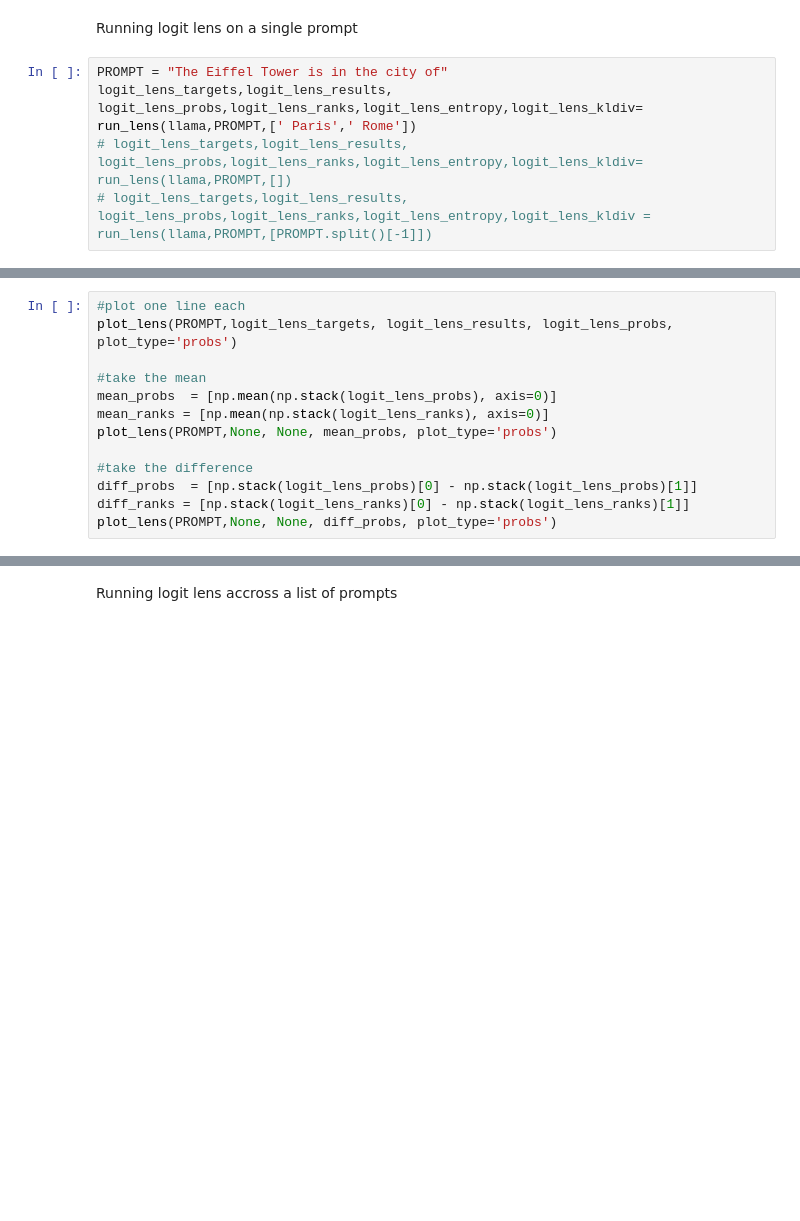
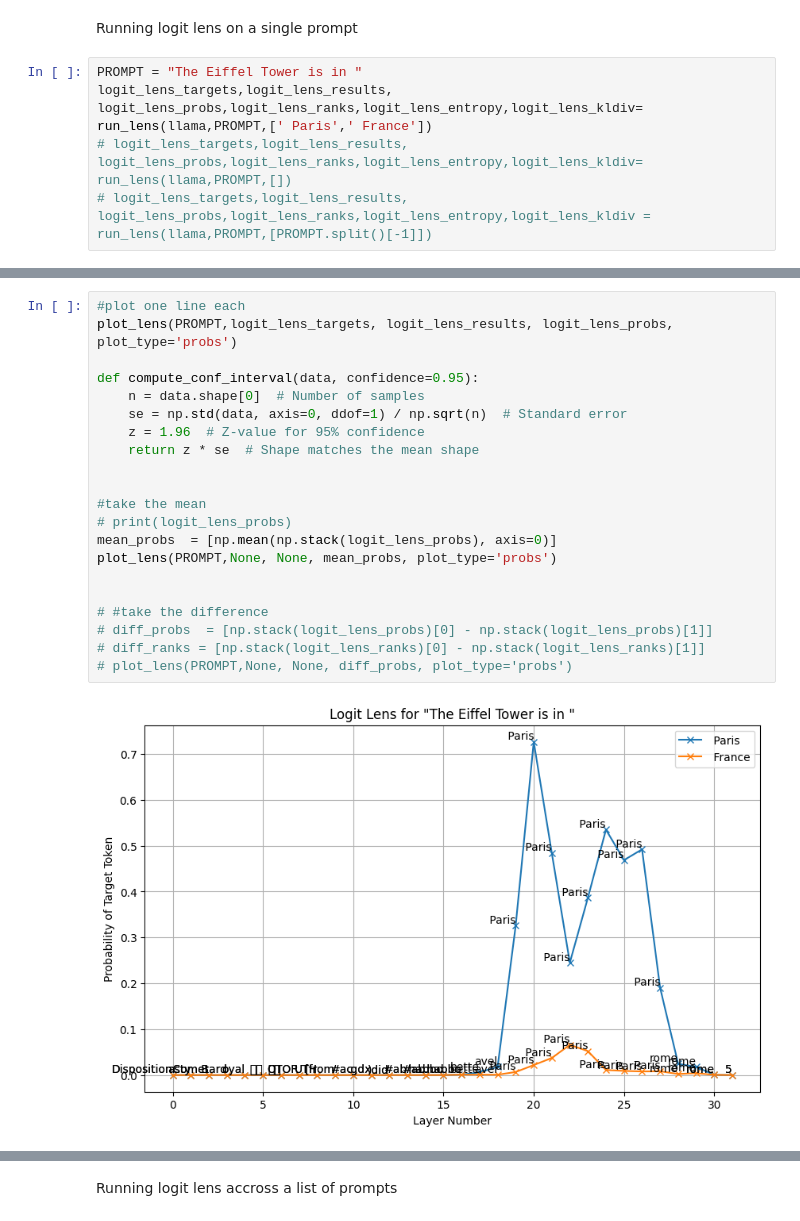
Before and after one commit to aryawu0513/Ndif_No_Code, a Jupyter notebook: notebooks/logit_lens_api.ipynb, the cells around one changed output, grey strips where cells are left out. Saved outputs shown, nothing was run; the diff lists cells and outputs as text; blank space fills up the shorter version.

```diff
--- a/notebooks/logit_lens_api.ipynb
+++ b/notebooks/logit_lens_api.ipynb
@@ -174,8 +185,8 @@ def plot_lens(PROMPT,logit_lens_targets, logit_lens_results, logit_lens_data, pl
 # %% [markdown]
 Running logit lens on a single prompt
 # %%
-PROMPT = "The Eiffel Tower is in the city of"
-logit_lens_targets,logit_lens_results, logit_lens_probs,logit_lens_ranks,logit_lens_entropy,logit_lens_kldiv= run_lens(llama,PROMPT,[' Paris',' Rome'])
+PROMPT = "The Eiffel Tower is in "
+logit_lens_targets,logit_lens_results, logit_lens_probs,logit_lens_ranks,logit_lens_entropy,logit_lens_kldiv= run_lens(llama,PROMPT,[' Paris',' France'])
 # logit_lens_targets,logit_lens_results, logit_lens_probs,logit_lens_ranks,logit_lens_entropy,logit_lens_kldiv= run_lens(llama,PROMPT,[])
 # logit_lens_targets,logit_lens_results, logit_lens_probs,logit_lens_ranks,logit_lens_entropy,logit_lens_kldiv = run_lens(llama,PROMPT,[PROMPT.split()[-1]])
 # %% [output]
@@ -201,13 +207,23 @@ plot_lens(PROMPT,logit_lens_targets, logit_lens_results, logit_lens_kldiv, plot_
 # %%
 #plot one line each
 plot_lens(PROMPT,logit_lens_targets, logit_lens_results, logit_lens_probs, plot_type='probs')
 
+def compute_conf_interval(data, confidence=0.95):
+    n = data.shape[0]  # Number of samples
+    se = np.std(data, axis=0, ddof=1) / np.sqrt(n)  # Standard error
+    z = 1.96  # Z-value for 95% confidence
+    return z * se  # Shape matches the mean shape
+
+
 #take the mean
+# print(logit_lens_probs)
 mean_probs  = [np.mean(np.stack(logit_lens_probs), axis=0)]
-mean_ranks = [np.mean(np.stack(logit_lens_ranks), axis=0)]
 plot_lens(PROMPT,None, None, mean_probs, plot_type='probs')
 
-#take the difference
-diff_probs  = [np.stack(logit_lens_probs)[0] - np.stack(logit_lens_probs)[1]]
-diff_ranks = [np.stack(logit_lens_ranks)[0] - np.stack(logit_lens_ranks)[1]]
-plot_lens(PROMPT,None, None, diff_probs, plot_type='probs')
+
+# #take the difference
+# diff_probs  = [np.stack(logit_lens_probs)[0] - np.stack(logit_lens_probs)[1]]
+# diff_ranks = [np.stack(logit_lens_ranks)[0] - np.stack(logit_lens_ranks)[1]]
+# plot_lens(PROMPT,None, None, diff_probs, plot_type='probs')
+# %% [output]
+[figure, added]
```
Also changed, not shown: parts of 8 cells of this notebook.
